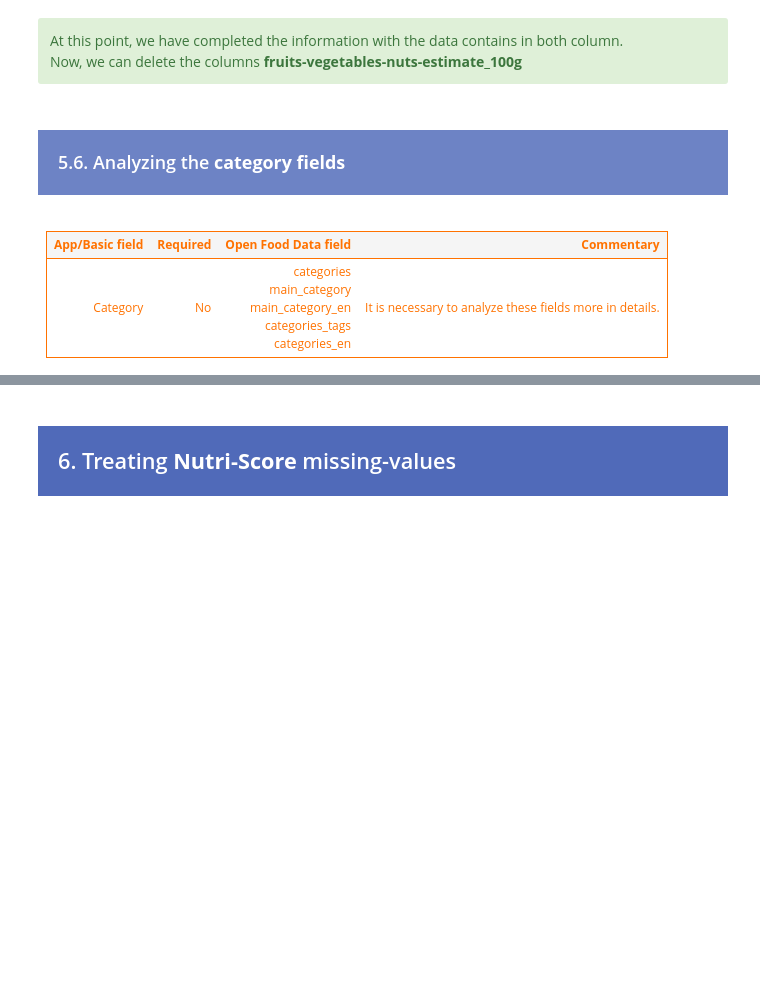
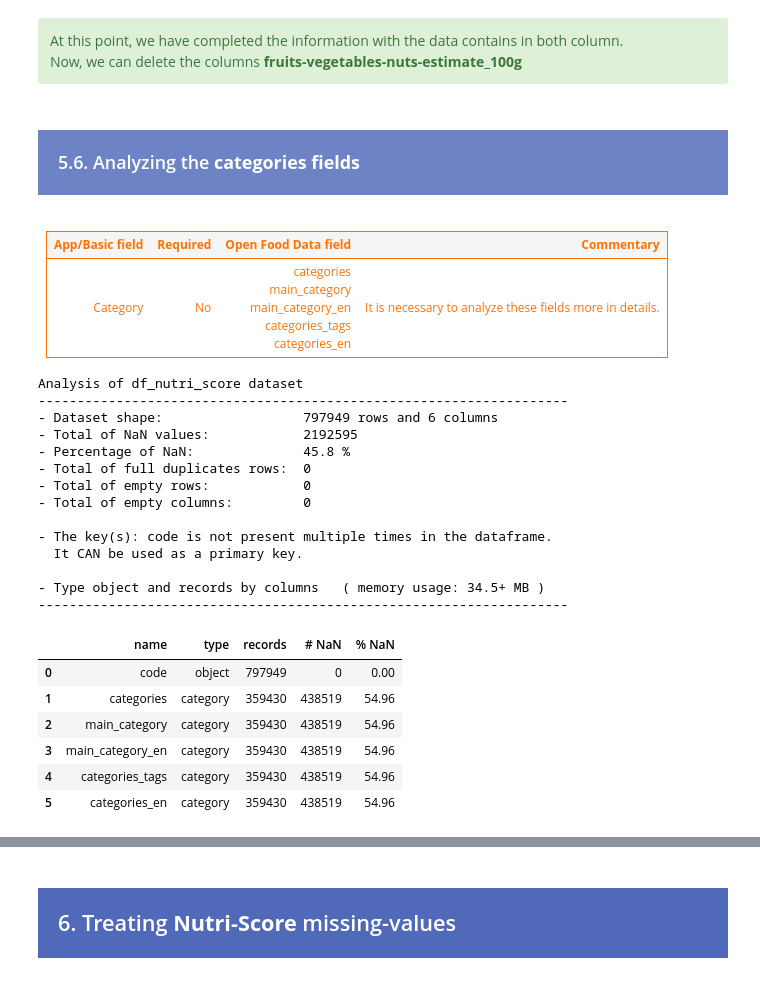
Before and after one commit to samirhinojosa/OC-P3-design-application-public-health, a Jupyter notebook: notebook.ipynb, the cells around one changed output, grey strips where cells are left out. Saved outputs shown, nothing was run; the diff lists cells and outputs as text; code cells hidden in the pictures; blank space fills up the shorter version.

Commit message:
treating categories fields

```diff
--- a/notebook.ipynb
+++ b/notebook.ipynb
@@ -1183,7 +1410,7 @@ df_analysis(df_nutri_score[VALUES_TEMP], "df_nutri_score", "code", flag="complet
 del df_nutri_score["fruits-vegetables-nuts-estimate_100g"]
 # %% [markdown]
 <div style="background-color: #6D83C5;" >
-    <h3 style="margin: auto; padding: 20px; color:#fff; ">5.6. Analyzing the <b>category fields</b></h3>
+    <h3 style="margin: auto; padding: 20px; color:#fff; ">5.6. Analyzing the <b>categories fields</b></h3>
 </div>
 # %% [markdown]
 <table style="border: 1px solid #FF7200; color: #FF7200;" align="left">
@@ -1208,3 +1435,31 @@ del df_nutri_score["fruits-vegetables-nuts-estimate_100g"]
         </td>
  	</tr>
 </table>
+# %%
+VALUES_TEMP = [
+    "code", "categories", "main_category", "main_category_en", "categories_tags", "categories_en"
+]
+# %%
+df_analysis(df_nutri_score[VALUES_TEMP], "df_nutri_score", "code")
+# %% [output]
+Analysis of df_nutri_score dataset
+--------------------------------------------------------------------
+- Dataset shape:                  797949 rows and 6 columns
+- Total of NaN values:            2192595
+- Percentage of NaN:              45.8 %
+- Total of full duplicates rows:  0
+- Total of empty rows:            0
+- Total of empty columns:         0
+
+- The key(s): code is not present multiple times in the dataframe.
+  It CAN be used as a primary key.
+
+- Type object and records by columns   ( memory usage: 34.5+ MB )
+--------------------------------------------------------------------
+|  | name | type | records | # NaN | % NaN |
+| 0 | code | object | 797949 | 0 | 0.00 |
+| 1 | categories | category | 359430 | 438519 | 54.96 |
+| 2 | main_category | category | 359430 | 438519 | 54.96 |
+| 3 | main_category_en | category | 359430 | 438519 | 54.96 |
+| 4 | categories_tags | category | 359430 | 438519 | 54.96 |
+| 5 | categories_en | category | 359430 | 438519 | 54.96 |
```
Also changed, not shown: parts of 51 cells of this notebook.
